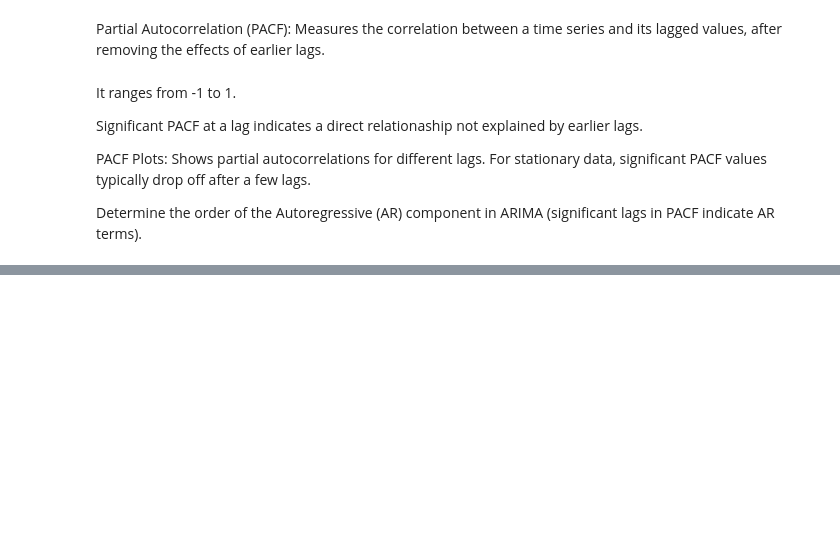
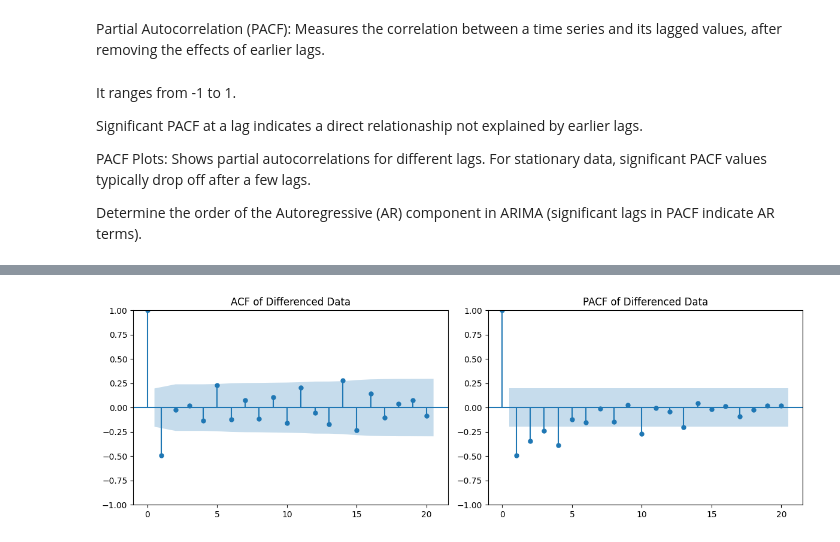
Before and after one commit to chayan141/ML-DL-Projects, a Jupyter notebook: Extensive_Time_Series_Forecasting.ipynb, the cells around one changed output, grey strips where cells are left out. Saved outputs shown, nothing was run; the diff lists cells and outputs as text; code cells hidden in the pictures; blank space fills up the shorter version.

```diff
--- a/Extensive_Time_Series_Forecasting.ipynb
+++ b/Extensive_Time_Series_Forecasting.ipynb
@@ -218,0 +303,11 @@ Determine the order of the Autoregressive (AR) component in ARIMA (significant l
+# %%
+# Step 5: Plot ACF and PACF to determine p and q
+plt.figure(figsize=(12, 4))
+plt.subplot(121)
+plot_acf(df['diff'].dropna(), lags=20, ax=plt.gca(), title='ACF of Differenced Data')
+plt.subplot(122)
+plot_pacf(df['diff'].dropna(), lags=20, ax=plt.gca(), title='PACF of Differenced Data')
+plt.tight_layout()
+plt.show()
+# %% [output]
+[figure, added]
```
Also changed, not shown: parts of 107 cells of this notebook.
